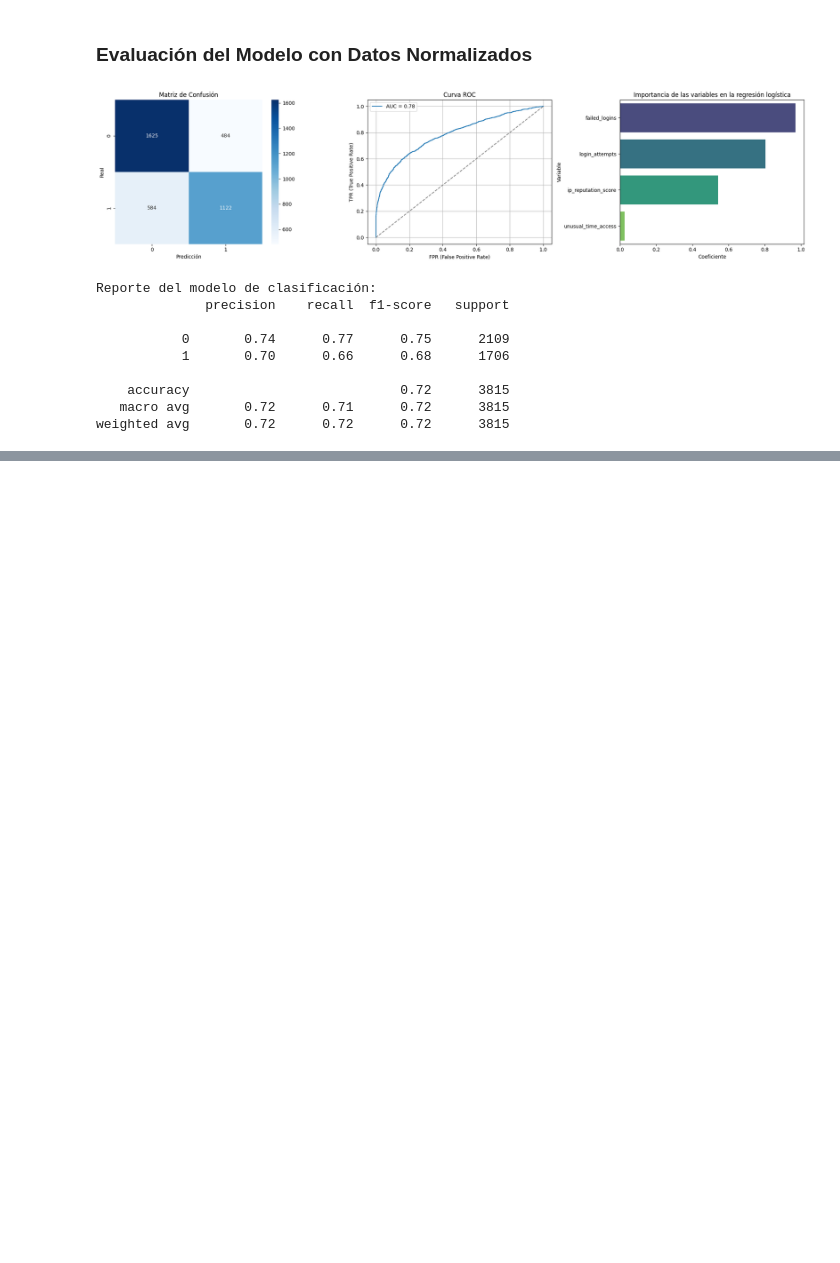
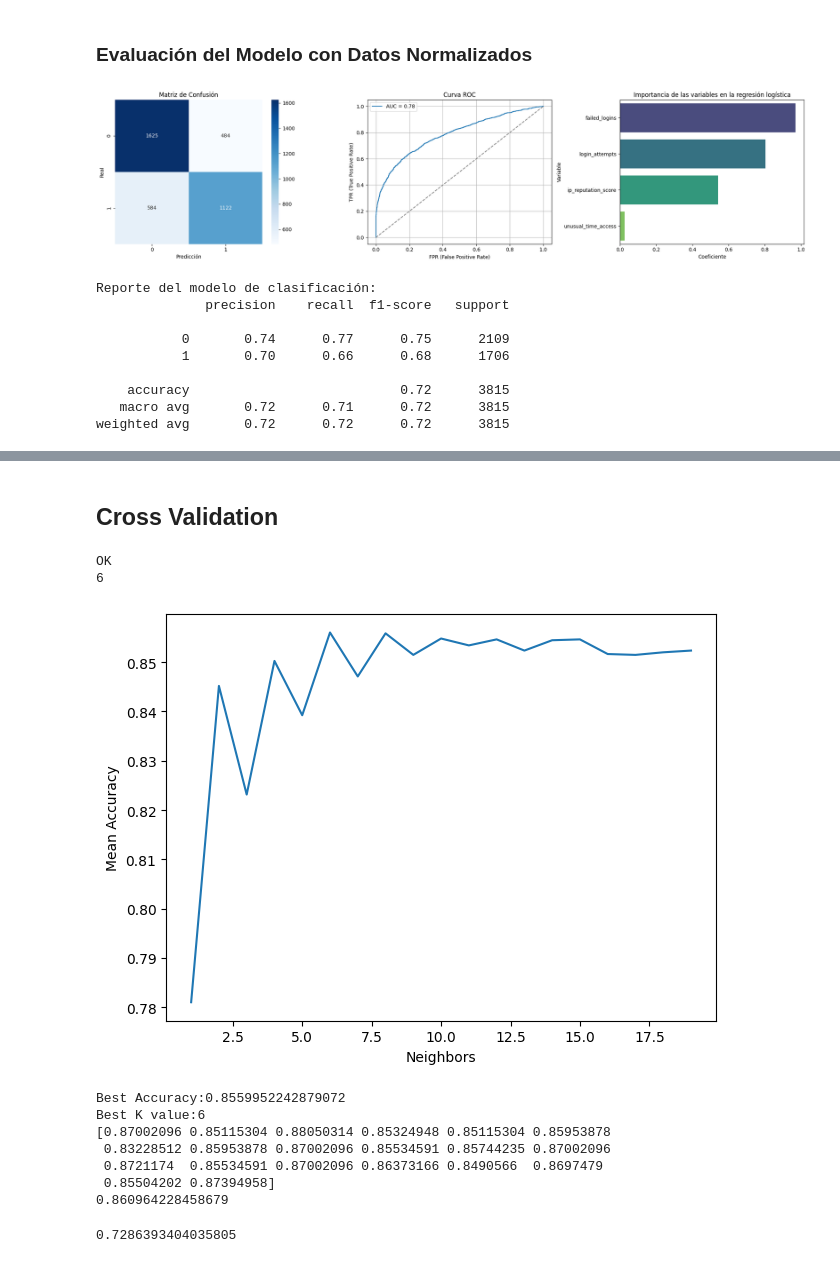
Before and after one commit to fresvel/04EPPY_AF, a Jupyter notebook: ids_ml/idspy_ml.ipynb, the cells around one changed output, grey strips where cells are left out. Drawn from its saved outputs; the diff is of its cells as text; code cells hidden in the pictures; blank space fills up the shorter version.

```diff
--- a/ids_ml/idspy_ml.ipynb
+++ b/ids_ml/idspy_ml.ipynb
@@ -327,0 +482,55 @@ grid = GridSearchCV(knn, param_grid, cv=5, scoring='accuracy')
+# %% [markdown]
+## **Cross  Validation**
+# %%
+from sklearn.model_selection import KFold, cross_val_score
+
+k_range=list(range(1, 20))
+best_k=[]
+for k in k_range:
+    knn=KNeighborsClassifier(n_neighbors=k)
+    scores=cross_val_score(knn, x_train, y_train, cv=20, scoring='accuracy')
+    best_k.append(scores.mean())
+print("OK")
+best_kvalue=np.argmax(best_k)+1
+print(best_kvalue)
+# %% [output]
+OK
+6
+# %%
+fig, ax=plt.subplots()
+ax.plot(k_range, best_k)
+ax.set_xlabel("Neighbors")
+ax.set_ylabel("Mean Accuracy")
+
+plt.tight_layout()
+plt.show()
+
+print("Best Accuracy:", end='')
+print(np.amax(best_k))
+print("Best K value:", end='')
+print(best_kvalue)
+
+
+knn_cv=KNeighborsClassifier(n_neighbors=best_kvalue)
+#knn_cv=KNeighborsClassifier(n_neighbors=5)
+
+scores=cross_val_score(knn_cv, x, y, cv=20, scoring='accuracy')
+print(scores)
+print(scores.mean())
+# %% [output]
+[figure, added]
+Best Accuracy:0.8559952242879072
+Best K value:6
+[0.87002096 0.85115304 0.88050314 0.85324948 0.85115304 0.85953878
+ 0.83228512 0.85953878 0.87002096 0.85534591 0.85744235 0.87002096
+ 0.8721174  0.85534591 0.87002096 0.86373166 0.8490566  0.8697479
+ 0.85504202 0.87394958]
+0.860964228458679
+# %%
+from sklearn.linear_model import LogisticRegression
+
+log_model=LogisticRegression(solver='liblinear')
+score_log=cross_val_score(log_model, x, y, cv=10, scoring='accuracy')
+print(score_log.mean())
+# %% [output]
+0.7286393404035805
```
Also changed, not shown: parts of 16 cells of this notebook, 2 other files.
